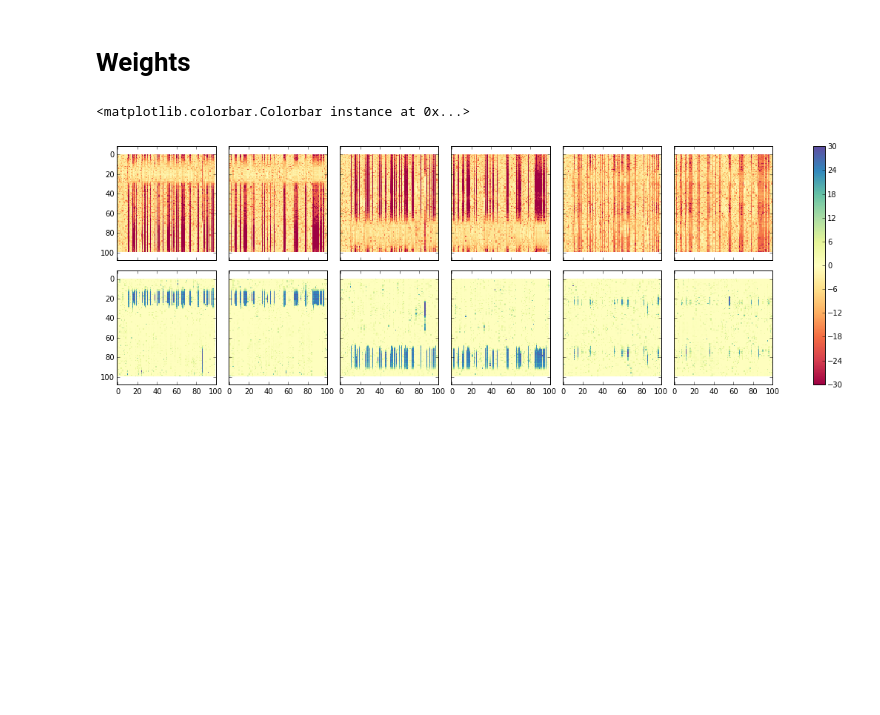
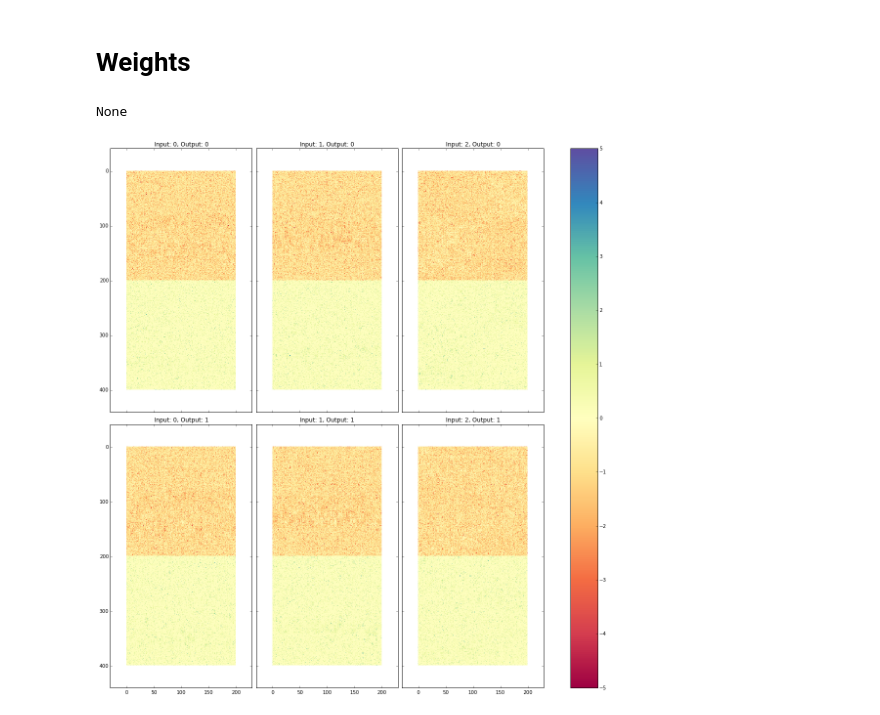
Before and after one commit to BarkingMouseStudio/unity-experiments, a Jupyter notebook: Robot Arm.ipynb, the cells around one changed output. Saved outputs shown, nothing was run; the diff lists cells and outputs as text; code cells hidden in the pictures; blank space fills up the shorter version.

```diff
--- a/Robot Arm.ipynb
+++ b/Robot Arm.ipynb
@@ -51,37 +54,42 @@ for i in dfs.columns[start:end]:
 # Weights
 # %%
 df = pd.read_csv("%s/weights.csv" % log_path, header=None)
+# %%
+# there are 120,000 synapses total
+# 20,000 for each input layer, going to each output layer, in excitatory+inhibitory pairs
+# of those 20,000 are 200 outgoing from each input neuron
+
+input_layer_size = 200
+output_layer_size = 200
+layer_size = input_layer_size * output_layer_size * 2
+input_layer_count = 3
+output_layer_count = 2
+
+weight_min = -5
+weight_max = 5
+
+def plot_weights(f):
+    w = df.values[f]
+    fig, axs = plt.subplots(output_layer_count, input_layer_count, sharex=True, sharey=True, figsize=(16, 16))
+    norm = colors.Normalize(vmin=weight_min, vmax=weight_max)
+
+    for i in range(input_layer_count): # iterate input layers
+        for j in range(output_layer_count):
+            layer_start = (i * output_layer_count + j) * layer_size
+            layer_end = layer_start + layer_size
+            layer_w = w[layer_start:layer_end]
+            layer_w = np.reshape(layer_w, (400, 200))
+
+            ax = axs[j, i]
+            ax.set_title("Input: {}, Output: {}".format(i, j))
+
+            im = ax.imshow(layer_w, interpolation='none', cmap='Spectral', aspect='equal', norm=norm)
+            ax.grid(False)
+
+    plt.tight_layout()
+    fig.colorbar(im, ax=list(axs.ravel()))
 # %%
-w = df.values[-1]
+interact(plot_weights, f=(0, len(df.values) - 1))
+# %% [output]
+None
+[figure, added]
-# %%
-# there are 60,000 synapses total
-# 10,000 for each input layer, going to each output layer (x2)
-# of those 10,000 are 100 outgoing from each input neuron
-
-layer_count = 12
-input_layer_size = 100
-output_layer_size = 100
-layer_size = input_layer_size * output_layer_size
-input_layer_count = 6
-output_layer_count = 2
-
-fig, axs = plt.subplots(output_layer_count, input_layer_count, sharex=True, sharey=True, figsize=(16, 5))
-norm = colors.Normalize(vmin=-30, vmax=30)
-
-for i in xrange(input_layer_count): # iterate input layers
-    for j in xrange(output_layer_count):
-        layer_start = (i * output_layer_count + j) * layer_size
-        layer_end = layer_start + layer_size
-        layer_w = w[layer_start:layer_end]
-        layer_w = np.reshape(layer_w, (100, 100))
-
-        ax = axs[j, i]
-
-        im = ax.imshow(layer_w, interpolation='none', cmap='Spectral', aspect='equal', norm=norm)
-        ax.grid(False)
-
-plt.tight_layout()
-fig.colorbar(im, ax=list(axs.ravel()))
-# %% [output]
-<matplotlib.colorbar.Colorbar instance at 0x...>
-[figure, removed]
```
Also changed, not shown: parts of 8 cells of this notebook, 11 other files.
